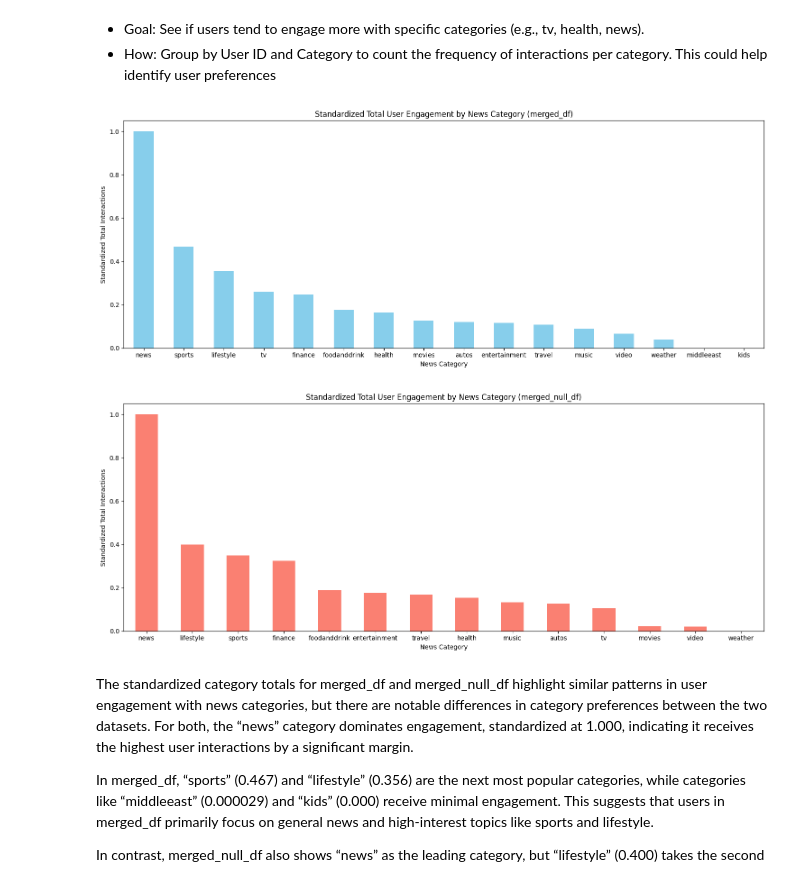
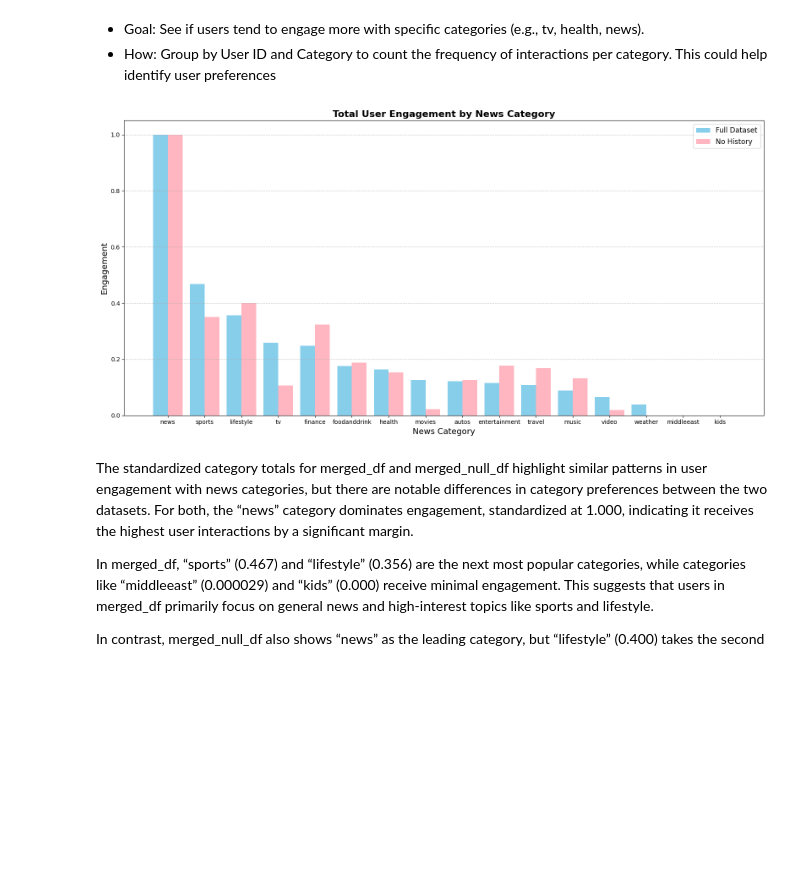
Before and after one commit to shfessuh/ethics-engineers-public, a Jupyter notebook: project-ethics-engineers/willy nilly.ipynb, the cells around one changed output. Saved outputs shown, nothing was run; the diff lists cells and outputs as text; code cells hidden in the pictures; blank space fills up the shorter version.

```diff
--- a/project-ethics-engineers/willy nilly.ipynb
+++ b/project-ethics-engineers/willy nilly.ipynb
@@ -1817,43 +1817,62 @@ nDCG@10: 0.1546
 * How: Group by User ID and Category to count the frequency of interactions per category. This could help identify user preferences
 # %%
 import matplotlib.pyplot as plt
+import numpy as np
 
 # Define a min-max scaler function for normalization
 def min_max_scale(series):
     return (series - series.min()) / (series.max() - series.min())
 
 # Using merged_df
 category_engagement_df = merged_df.groupby(['User ID', 'Category']).size().unstack(fill_value=0)
 category_totals_df = category_engagement_df.sum().sort_values(ascending=False)
 category_totals_df_scaled = min_max_scale(category_totals_df)
 
 # Using merged_null_df
 category_engagement_null_df = merged_null_df.groupby(['User ID', 'Category_y']).size().unstack(fill_value=0)
 category_totals_null_df = category_engagement_null_df.sum().sort_values(ascending=False)
 category_totals_null_df_scaled = min_max_scale(category_totals_null_df)
 
-# Plot standardized engagement for merged_df
-plt.figure(figsize=(15, 6))
-category_totals_df_scaled.plot(kind='bar', color='skyblue')
-plt.title('Standardized Total User Engagement by News Category (merged_df)')
-plt.xlabel('News Category')
-plt.ylabel('Standardized Total Interactions')
-plt.xticks(rotation=0)
+
+combined_categories = category_totals_df_scaled.index.union(category_totals_null_df_scaled.index)
+category_totals_df_scaled = category_totals_df_scaled.reindex(combined_categories, fill_value=0)
+category_totals_null_df_scaled = category_totals_null_df_scaled.reindex(combined_categories, fill_value=0)
+
+# Combine and sort by descending engagement
+combined_data = pd.DataFrame({
+    'Full Dataset': category_totals_df_scaled,
+    'No History': category_totals_null_df_scaled
+}).sort_values(by='Full Dataset', ascending=False)
+
+
+x = np.arange(len(combined_data.index))  # X positions for the bars
+category_totals_df_scaled_sorted = combined_data['Full Dataset']
+category_totals_null_df_scaled_sorted = combined_data['No History']
+sorted_categories = combined_data.index
+
+
+plt.figure(figsize=(16, 8))
+
+bar_width = 0.4
+
+# Plot full dataset
+plt.bar(x - bar_width/2, category_totals_df_scaled_sorted, width=bar_width, color='skyblue', label='Full Dataset')
+
+# Plot no history dataset
+plt.bar(x + bar_width/2, category_totals_null_df_scaled_sorted, width=bar_width, color='lightpink', label='No History')
+
+plt.title('Total User Engagement by News Category', fontsize=16, weight='bold')
+plt.xlabel('News Category', fontsize=14)
+plt.ylabel('Engagement', fontsize=14)  # Simplified Y-axis label
+plt.xticks(ticks=x, labels=sorted_categories, rotation=0, ha='center', fontsize=10)
+plt.legend(fontsize=12)
+
+plt.grid(axis='y', linestyle='--', alpha=0.7)
+
 plt.tight_layout()
 plt.show()
-
-# Plot standardized engagement for merged_null_df
-plt.figure(figsize=(15, 6))
-category_totals_null_df_scaled.plot(kind='bar', color='salmon')
-plt.title('Standardized Total User Engagement by News Category (merged_null_df)')
-plt.xlabel('News Category')
-plt.ylabel('Standardized Total Interactions')
-plt.xticks(rotation=0)
-plt.tight_layout()
-plt.show()
 # %% [output]
-[figure, old version]
+[figure, new version]
-[figure, removed]
 # %% [markdown]
 The standardized category totals for merged_df and merged_null_df highlight similar patterns in user engagement with news categories, but there are notable differences in category preferences between the two datasets. For both, the “news” category dominates engagement, standardized at 1.000, indicating it receives the highest user interactions by a significant margin.
 
```
Also changed, not shown: parts of 4 cells of this notebook.
